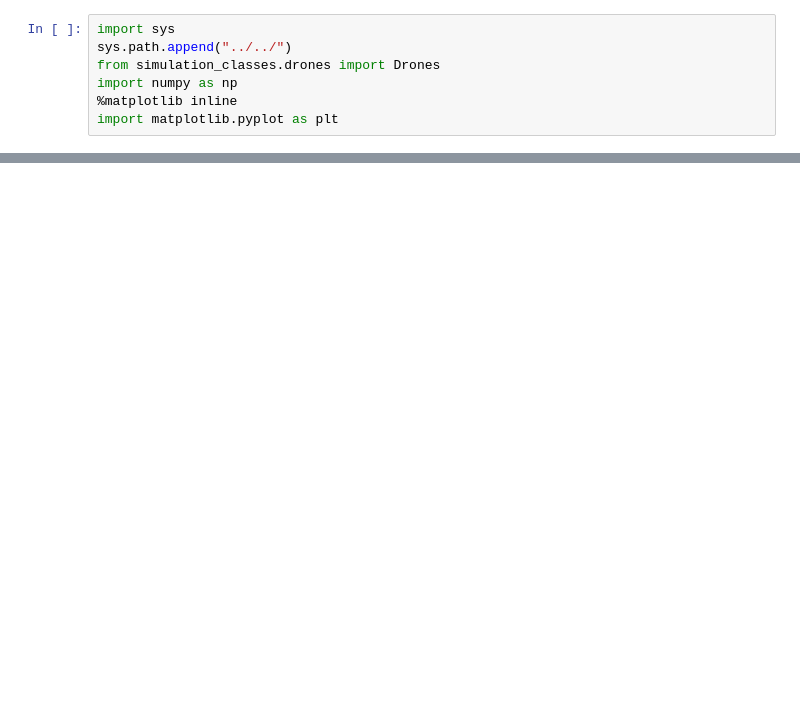
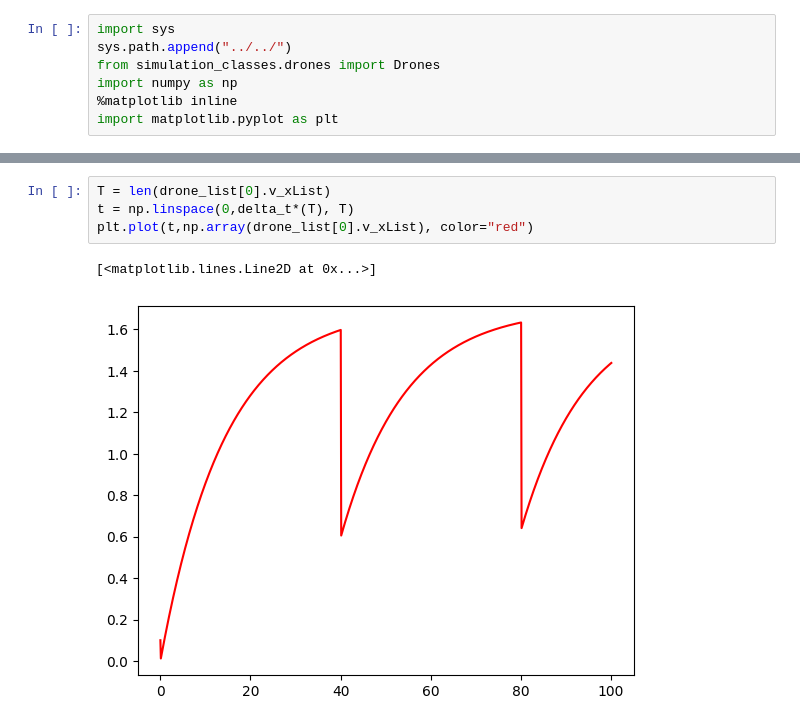
Before and after one commit to Aki-Fujita/drone_simulation, a Jupyter notebook: work/research_log/notebooks/multi_objs_simulation.ipynb, the cells around one changed output, grey strips where cells are left out. Cells and saved outputs as stored; diff of their text form; blank space fills up the shorter version.

```diff
--- a/work/research_log/notebooks/multi_objs_simulation.ipynb
+++ b/work/research_log/notebooks/multi_objs_simulation.ipynb
@@ -71,0 +100,7 @@ print(drone_list[1].v_xList)
+# %%
+T = len(drone_list[0].v_xList)
+t = np.linspace(0,delta_t*(T), T)
+plt.plot(t,np.array(drone_list[0].v_xList), color="red")
+# %% [output]
+[<matplotlib.lines.Line2D at 0x...>]
+[figure, added]
```
Also changed, not shown: parts of 5 cells of this notebook, 3 other files.
